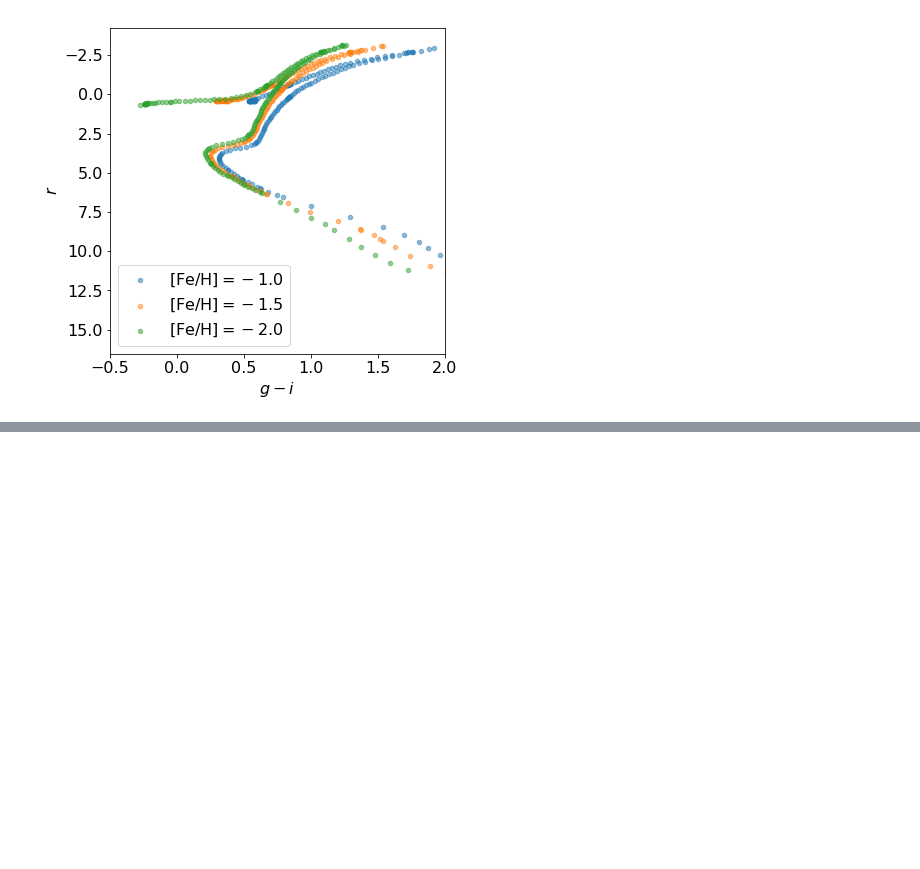
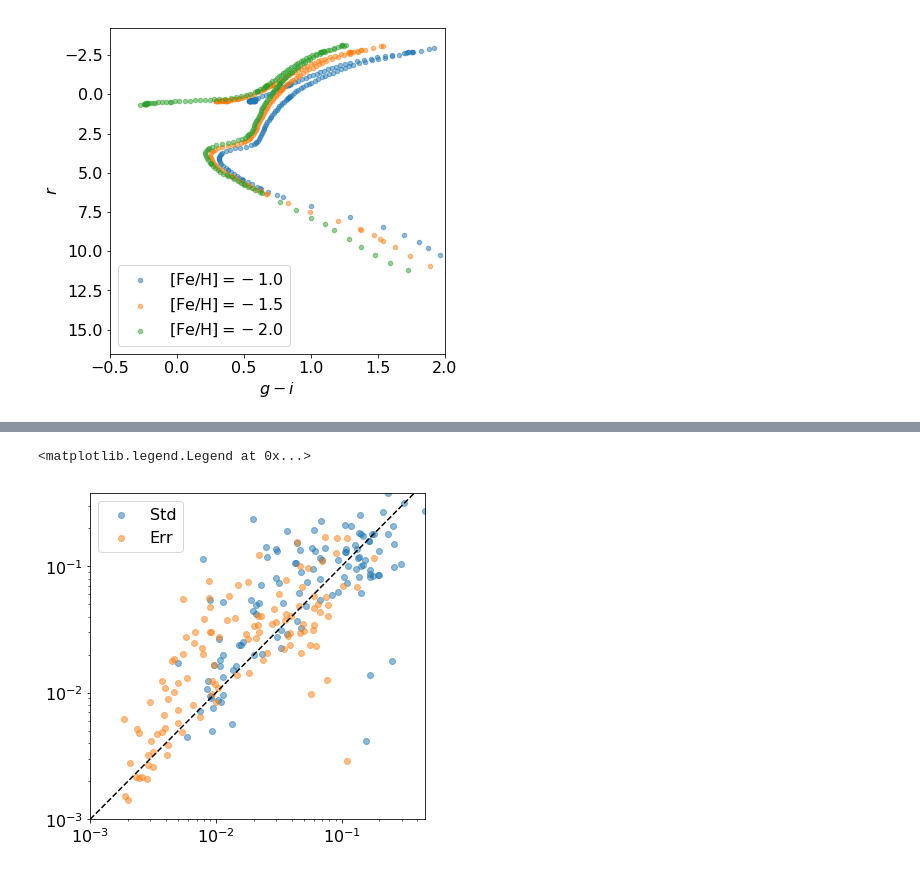
Before and after one commit to ddefelip/galfahi, a Jupyter notebook: Isochrone Fitting.ipynb, the cells around one changed output, grey strips where cells are left out. Cells and saved outputs as stored; diff of their text form; code cells hidden in the pictures; blank space fills up the shorter version.

```diff
--- a/Isochrone Fitting.ipynb
+++ b/Isochrone Fitting.ipynb
@@ -91,0 +123,33 @@ pl.legend()
+# %%
+#a = pl.hist(star_tab['gMeanPSFMagStd']/star_tab['gMeanPSFMagErr'],bins=np.logspace(0,1.4,20),histtype='step')
+#pl.xlabel('Std/Err')
+#mode = (a[1][np.where(a[0]==a[0].max())[0]] + a[1][np.where(a[0]==a[0].max())[0]+1])/2
+#pl.axvline(x=mode,linestyle='dashed',color='black')
+
+#f = pl.figure(figsize=(6,6))
+#pl.scatter(star_tab['rMeanPSFMagErr'],star_tab['rMeanPSFMagStd'],alpha=0.5,s=20)
+#pl.plot(np.linspace(0,1,10),np.linspace(0,1,10),linestyle='dashed',color='black')
+#pl.plot(np.linspace(0,1,10),4*np.linspace(0,1,10),linestyle='dashed',color='red')
+#pl.xlabel('rMeanPSFMagErr')
+#pl.ylabel('rMeanPSFMagStd')
+#pl.ylim(0,0.4)
+#pl.xlim(0,0.3)
+
+#pl.scatter(star_tab['rMeanPSFMag'],star_tab['rMeanPSFMagStd'],alpha=0.5,label='Std')
+#pl.scatter(star_tab['rMeanPSFMag'],star_tab['rMeanPSFMagErr'],alpha=0.5,label='Err')
+#pl.ylim(0,star_tab['rMeanPSFMagStd'].max())
+#pl.gca().invert_xaxis()
+#pl.legend()
+
+f = pl.figure(figsize=(6,6))
+pl.scatter(star_tab['iMeanPSFMagStd'],star_tab['gMeanPSFMagStd'],alpha=0.5,label='Std')
+pl.scatter(star_tab['iMeanPSFMagErr'],star_tab['gMeanPSFMagErr'],alpha=0.5,label='Err')
+pl.ylim(0.001,star_tab['gMeanPSFMagStd'].max())
+pl.xlim(0.001,star_tab['iMeanPSFMagStd'].max())
+pl.plot(np.linspace(0,1,10),np.linspace(0,1,10),linestyle='dashed',color='black')
+pl.gca().set_xscale('log')
+pl.gca().set_yscale('log')
+pl.legend()
+# %% [output]
+<matplotlib.legend.Legend at 0x...>
+[figure, added]
```
Also changed, not shown: parts of 5 cells of this notebook.
